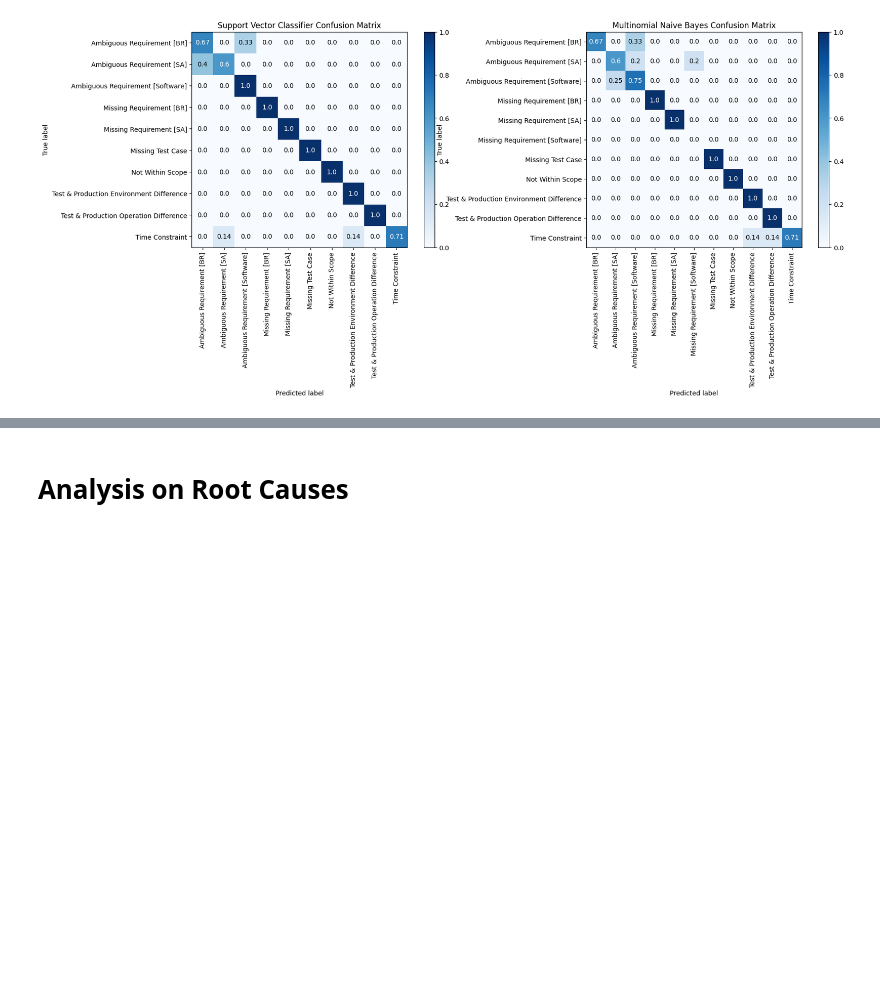
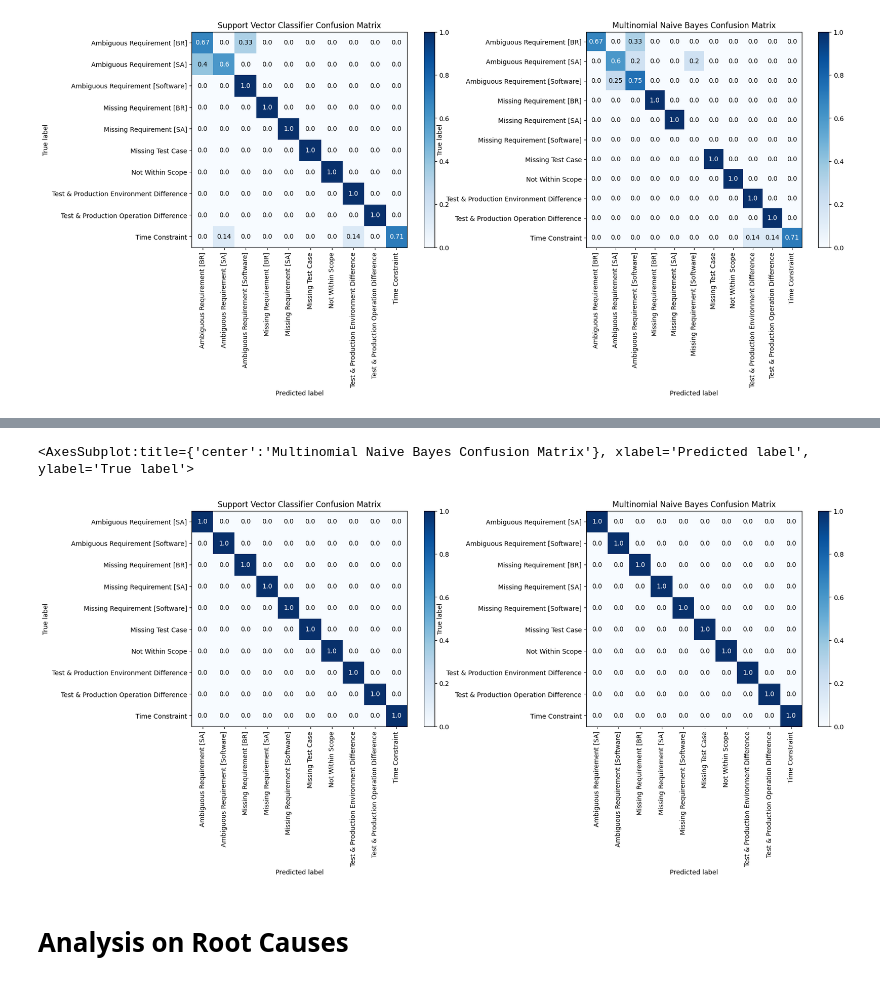
Before and after one commit to malcolmsng/BT4103, a Jupyter notebook: model.ipynb, the cells around one changed output, grey strips where cells are left out. Drawn from its saved outputs; the diff is of its cells as text; code cells hidden in the pictures; blank space fills up the shorter version.

Commit message:
implemented text augmentation & rerun models

```diff
--- a/model.ipynb
+++ b/model.ipynb
@@ -482,0 +551,22 @@ skplt.metrics.plot_confusion_matrix(y_test, mnb_y_pred, normalize=True, title="M
+# %%
+#Train-Test Split
+X_train_aug, X_test_aug, y_train_aug, y_test_aug = train_test_split(augmented_df["Processed Text"], augmented_df["Classification #3"], test_size=0.2, shuffle=True)
+
+#Tf-Idf vectorization
+tfidf_vectorizer = TfidfVectorizer(use_idf = True)
+X_train_tfidf_aug = tfidf_vectorizer.fit_transform(X_train_aug)
+X_test_tfidf_aug = tfidf_vectorizer.transform(X_test_aug)
+# %%
+#Parameter Tuning using Grid Search & Stratified K Fold Cross Validation for SVC
+parameters = {'kernel':('linear', 'poly', 'rbf'), 'C':[0.1, 1, 10, 100], 'gamma':[0.001, 0.01, 0.1, 1], 'degree': [1, 2, 3, 4]}
+grid_svc_aug = GridSearchCV(SVC(), parameters, refit=True, cv=10, verbose=0) #cv: number of folds in a StratifiedKFold cross validation
+grid_svc_aug.fit(X_train_tfidf_aug, y_train_aug)
+
+#Implement best model
+param_dict = grid_svc_aug.best_params_
+svc_aug = SVC(kernel=param_dict['kernel'], C=param_dict['C'], gamma=param_dict['gamma'], degree=param_dict['degree'], decision_function_shape='ovr')
+svc_aug.fit(X_train_tfidf_aug, y_train_aug)
+svc_y_pred_aug = svc_aug.predict(X_test_tfidf_aug)
+
+svc_cr_aug = classification_report(y_test_aug, svc_y_pred_aug)
+print(svc_cr_aug)
@@ -482,0 +590,14 @@ skplt.metrics.plot_confusion_matrix(y_test, mnb_y_pred, normalize=True, title="M
+# %%
+#Parameter Tuning using Grid Search & Stratified K Fold Cross Validation for Naive Bayes
+parameters = {'alpha':[0.01, 0.1, 0.5, 1, 2, 5]} #smoothing parameter
+grid_mnb_aug = GridSearchCV(MultinomialNB(), parameters, refit=True, cv=10, verbose=0) #cv: number of folds in a StratifiedKFold cross validation
+grid_mnb_aug.fit(X_train_tfidf_aug, y_train_aug)
+
+#Implement best model
+param_dict = grid_mnb_aug.best_params_
+mnb_aug = MultinomialNB(alpha=param_dict['alpha'])
+mnb_aug.fit(X_train_tfidf_aug, y_train_aug)
+mnb_y_pred_aug = mnb_aug.predict(X_test_tfidf_aug)
+
+mnb_cr_aug = classification_report(y_test_aug, mnb_y_pred_aug)
+print(mnb_cr_aug)
@@ -483,2 +621,13 @@ skplt.metrics.plot_confusion_matrix(y_test, mnb_y_pred, normalize=True, title="M
+# %%
+#Plot Confusion Matrix to compare results
+fig = plt.figure(figsize=(20,6))
+ax1 = fig.add_subplot(121)
+skplt.metrics.plot_confusion_matrix(y_test_aug, svc_y_pred_aug, normalize=True, title="Support Vector Classifier Confusion Matrix", x_tick_rotation=90, ax=ax1)
+
+ax2 = fig.add_subplot(122)
+skplt.metrics.plot_confusion_matrix(y_test_aug, mnb_y_pred_aug, normalize=True, title="Multinomial Naive Bayes Confusion Matrix", x_tick_rotation=90, ax=ax2)
+# %% [output]
+<AxesSubplot:title={'center':'Multinomial Naive Bayes Confusion Matrix'}, xlabel='Predicted label', ylabel='True label'>
+[figure, added]
 # %% [markdown]
 # Analysis on Root Causes
```
Also changed, not shown: parts of 8 cells of this notebook, 2 other files.
